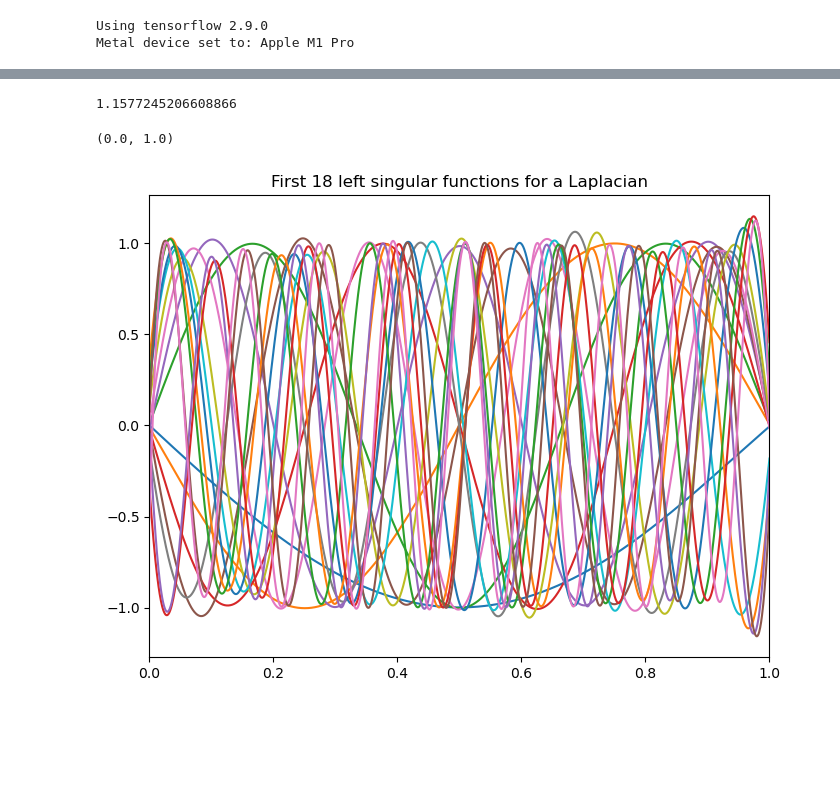
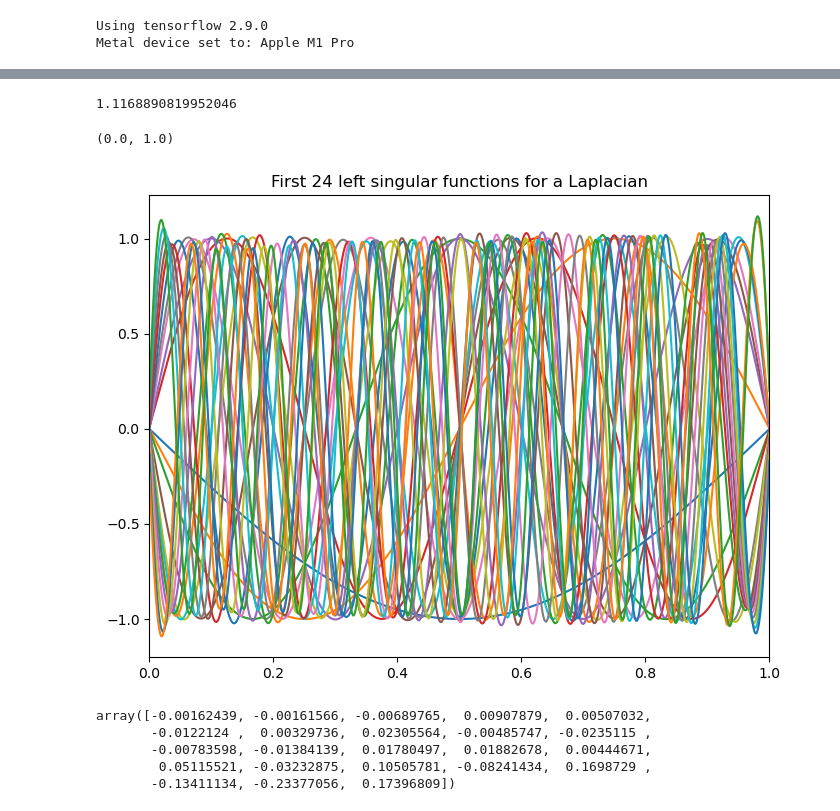
Before and after one commit to hsharsh/chebgreen, a Jupyter notebook: main/greenchebpy.ipynb, the cells around one changed output, grey strips where cells are left out. Cells and saved outputs as stored; diff of their text form; code cells hidden in the pictures; blank space fills up the shorter version.

```diff
--- a/main/greenchebpy.ipynb
+++ b/main/greenchebpy.ipynb
@@ -16,5 +16,8 @@ Using tensorflow 2.9.0
 Metal device set to: Apple M1 Pro
 # %%
 %%time
-g = Chebfun2(model.evaluateG, domain = [0, 1, 0, 1], prefs = Chebpy2Preferences(), simplify = False)
+cheb2prefs = Chebpy2Preferences()
+cheb2prefs.prefx.eps = 1e-9
+cheb2prefs.prefx.eps = 1e-9
+g = Chebfun2(model.evaluateG, domain = [0, 1, 0, 1], prefs = cheb2prefs, simplify = False)
 # %% [output]
@@ -30,4 +33,4 @@ vertical scale = 0.243904
 # %%
 %%time
-u,s,v = g.svd(truncate = np.floor(33*2/np.pi).astype(int))
+u,s,v = g.svd()
 # %% [output]
@@ -36,15 +39,23 @@ Wall time: 191 ms
 # %%
-i = 17
+i = np.floor(2*len(g.pivotValues)/np.pi).astype(int)-20
 fig = plt.figure(figsize = (8,6))
 u[:,:i].plot()
 print(np.max(u[:,:i].vscale))
 plt.title(f'First {i+1} left singular functions for a Laplacian')
 plt.xlim([0,1])
 # fig.savefig(f'Laplace-first.png', dpi = fig.dpi)
 # %% [output]
-1.1577245206608866
+1.1168890819952046
 (0.0, 1.0)
-[figure, old version]
+[figure, new version]
+# %%
+u[0,:i]
+# %% [output]
+array([-0.00162439, -0.00161566, -0.00689765,  0.00907879,  0.00507032,
+       -0.0122124 ,  0.00329736,  0.02305564, -0.00485747, -0.0235115 ,
+       -0.00783598, -0.01384139,  0.01780497,  0.01882678,  0.00444671,
+        0.05115521, -0.03232875,  0.10505781, -0.08241434,  0.1698729 ,
+       -0.13411134, -0.23377056,  0.17396809])
 # %%
 xx = np.linspace(0,1,2000)
 yy = np.linspace(0,1,2000)
```
Also changed, not shown: parts of 5 cells of this notebook, 57 other files.
